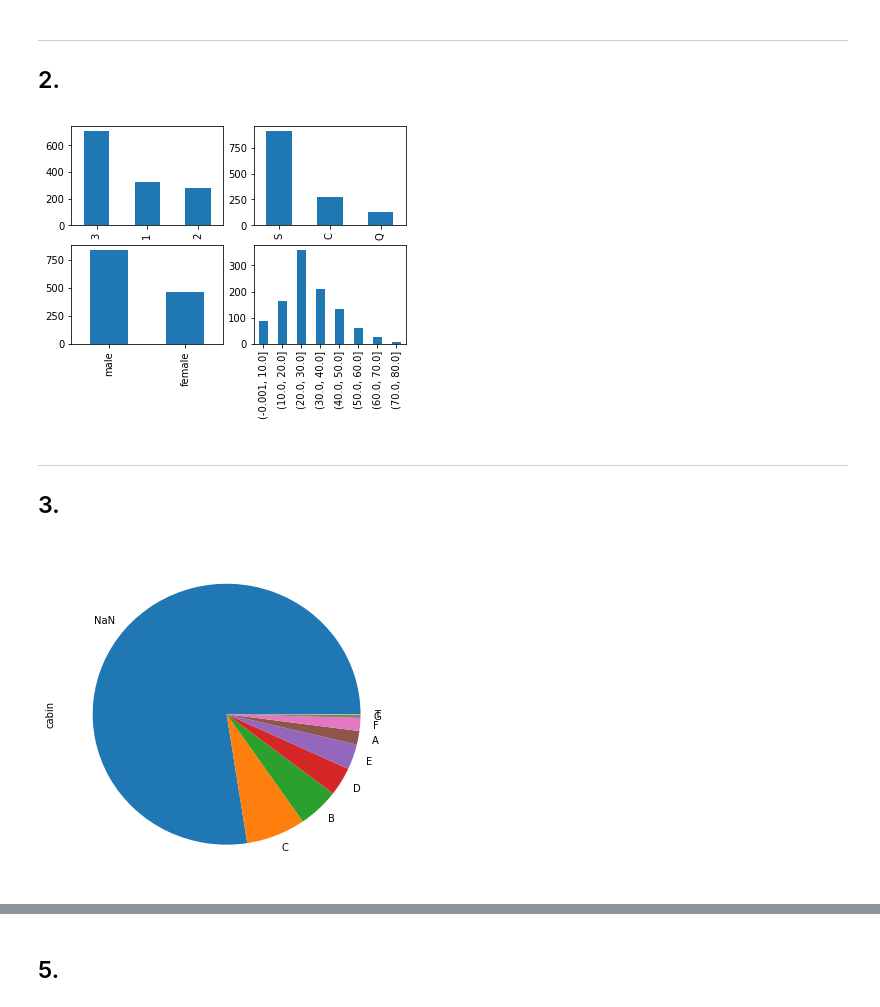
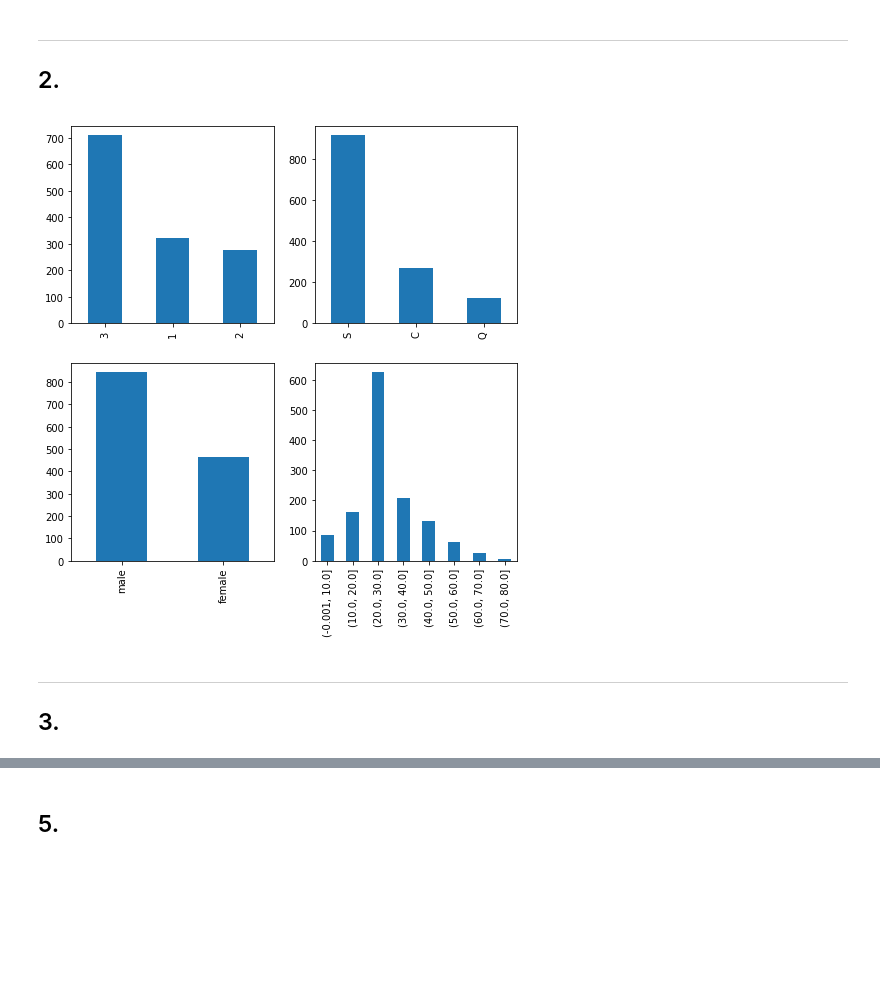
Before and after one commit to Timonzimm/CS-401, a Jupyter notebook: HW01/Homework 1.ipynb, the cells around one changed output, grey strips where cells are left out. Saved outputs shown, nothing was run; the diff lists cells and outputs as text; code cells hidden in the pictures; blank space fills up the shorter version.

```diff
--- a/HW01/Homework 1.ipynb
+++ b/HW01/Homework 1.ipynb
@@ -213,0 +215,9 @@ data_titanic.head()
+# %%
+# We are only interested in handling a few of the columns and their missing values
+
+# We drop the row with a NaN value for Embarked since there are only two of them
+# We could also replace by the most frequent value policy, and thus fill with "S" in this case
+data_titanic.dropna(subset=["embarked"], inplace=True)
+# Fill NaN with median value policy for fare and age
+data_titanic["fare"].fillna(data_titanic["fare"].median(), inplace=True)
+data_titanic["age"].fillna(data_titanic["age"].median(), inplace=True)
@@ -266,32 +279,24 @@ dtype: object
 ## 2.
 # %%
 import matplotlib.pyplot as plt
+plt.figure(figsize=(8,8))
 
 plt.subplot(221)
 data_titanic['pclass'].value_counts().plot(kind='bar')
 
 plt.subplot(222)
 data_titanic['embarked'].value_counts().plot(kind='bar')
 
 plt.subplot(223)
 data_titanic['sex'].value_counts().plot(kind='bar')
 
 plt.subplot(224)
 age_binned = pd.cut(data_titanic['age'], bins=[0, 10, 20, 30, 40, 50, 60, 70, 80], include_lowest=True)
 age_binned.value_counts(sort=False).plot(kind='bar')
 
 plt.show()
 # %% [output]
-[figure, old version]
+[figure, new version]
 # %% [markdown]
 ---
 ## 3.
-# %%
-s = data_titanic['cabin']#.groupby(data_titanic['cabin'].index).sum()
-s = s.astype(str).str[0]
-s = s.replace('n', 'NaN')
-
-s.value_counts().plot.pie(figsize=(6,6))
-plt.show()
-# %% [output]
-[figure, removed]
```
Also changed, not shown: parts of 12 cells of this notebook.
